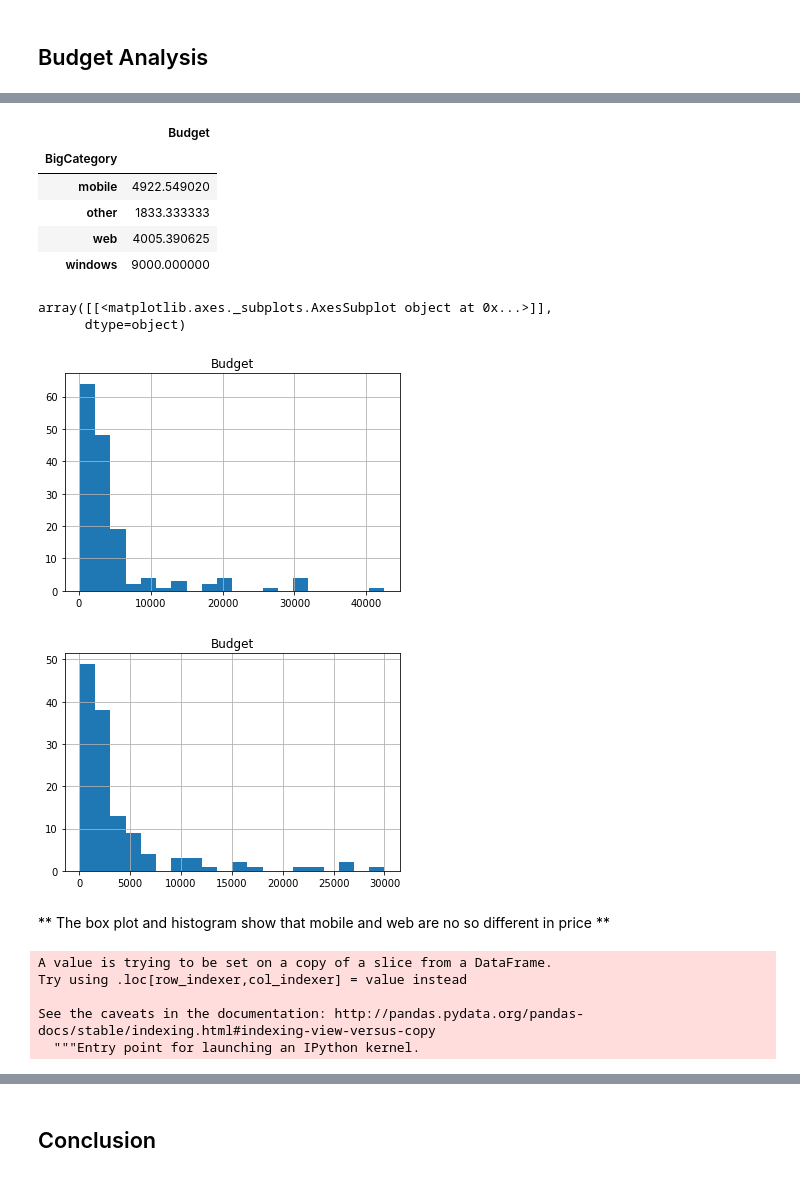
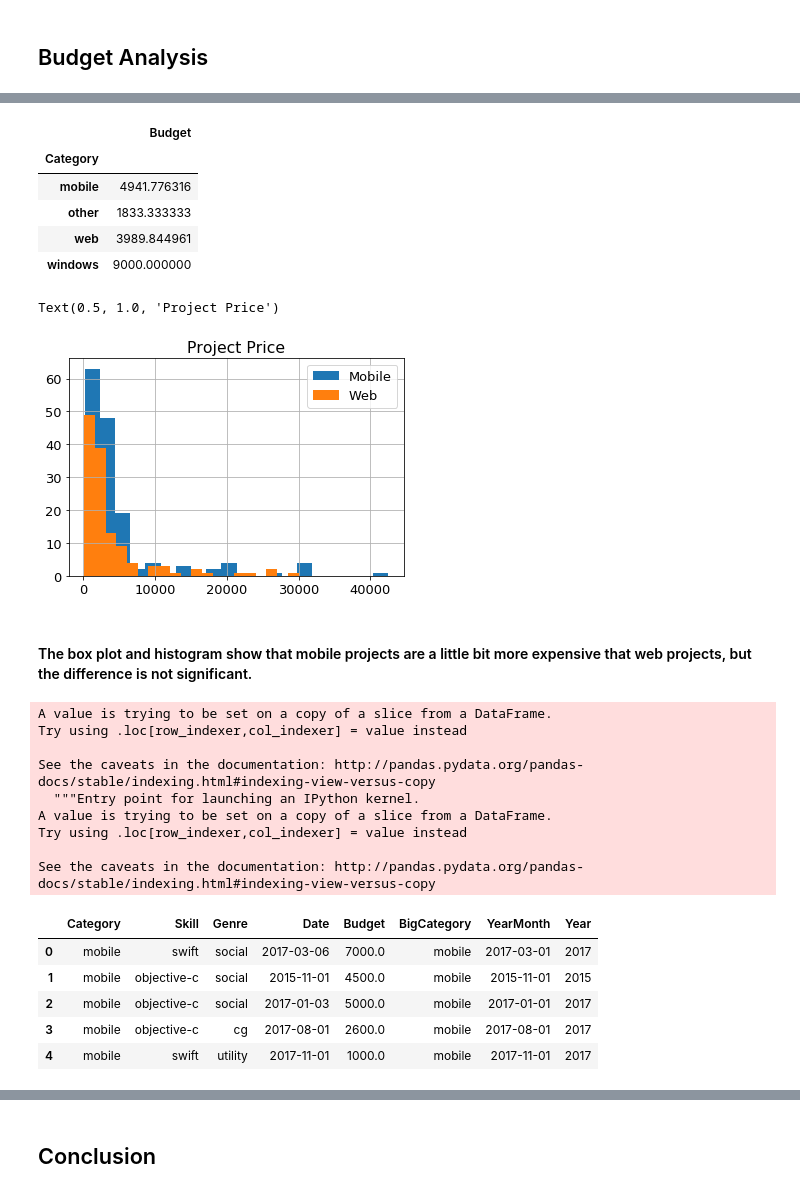
Before and after one commit to Jie-Geng/DataAnalysis, a Jupyter notebook: SSIT-Work-Analysis/anal.ipynb, the cells around one changed output, grey strips where cells are left out. Drawn from its saved outputs; the diff is of its cells as text; code cells hidden in the pictures.

```diff
--- a/SSIT-Work-Analysis/anal.ipynb
+++ b/SSIT-Work-Analysis/anal.ipynb
@@ -79,0 +42,15 @@ memory usage: 12.2+ KB
+# %%
+raw_data['Category'] = (raw_data['Category'].str.lower()
+                        .str.replace('ios/android', 'mobile')
+                        .str.replace('ios', 'mobile')
+                        .str.replace('android', 'mobile')
+                        .str.replace('mobile/backend', 'mobile')
+                        .str.replace('backend for ios app', 'mobile')
+                        .str.replace('backend for mobile app', 'mobile')
+                        .str.replace('wechat', 'mobile')
+                        .str.replace('xamarin', 'web')
+                        .str.replace('webapi', 'web')
+                        .str.replace('windows desktop', 'windows')
+                        .str.replace('windows service', 'windows')
+                       )
+raw_data['Category'].value_counts()
@@ -97,3 +105,0 @@ Name: Category, dtype: int64
-# %%
-raw_data['Category'] = raw_data['Category'].str.lower()
-raw_data['Category'].value_counts()
@@ -114,0 +106,5 @@ raw_data['Category'].value_counts().plot.pie(autopct='%1.0f%%')
+# %%
+mpl.rcParams["font.size"] = 13
+ax = raw_data['Category'].value_counts().plot.pie(figsize=(8, 8), autopct='%1.0f%%', explode=(.02, .02, .05, .1, .2), title='Project Categories')
+plt.ylabel('')
+plt.show()
@@ -204,33 +180,45 @@ budget.boxplot('Budget', by='BigCategory', figsize=(10, 10))
 # %%
-budget.groupby(by='BigCategory').agg(np.mean)
+budget.groupby(by='Category').agg(np.mean)
 # %% [output]
 |  | Budget |
-| BigCategory |  |
-| mobile | 4922.549020 |
+| Category |  |
+| mobile | 4941.776316 |
 | other | 1833.333333 |
-| web | 4005.390625 |
+| web | 3989.844961 |
 | windows | 9000.000000 |
 # %%
-mobile_budgets = budget[budget['BigCategory'] == 'mobile']
-web_budgets = budget[budget['BigCategory'] == 'web']
+mobile_budgets = budget[budget['Category'] == 'mobile']
+web_budgets = budget[budget['Category'] == 'web']
 # %%
-mobile_budgets.hist(bins=20)
-web_budgets.hist(bins=20)
+mobile_budgets['Budget'].hist(bins=20, label='Mobile')
+web_budgets['Budget'].hist(bins=20, label='Web')
+plt.legend(loc=1)
+plt.title('Project Price')
 # %% [output]
-array([[<matplotlib.axes._subplots.AxesSubplot object at 0x...>]],
-      dtype=object)
+Text(0.5, 1.0, 'Project Price')
-[figure, old version]
+[figure, new version]
-[figure, removed]
 # %% [markdown]
-** The box plot and histogram show that mobile and web are no so different in price **
+#### The box plot and histogram show that mobile projects are a little bit more expensive that web projects, but the difference is not significant.
 # %%
 budget['YearMonth'] = budget['Date'].map(lambda dt: dt.replace(day=1))
+budget['Year'] = budget['Date'].map(lambda dt: dt.year)
+budget.head()
 # %% [output]
 A value is trying to be set on a copy of a slice from a DataFrame.
 Try using .loc[row_indexer,col_indexer] = value instead
 
 See the caveats in the documentation: http://pandas.pydata.org/pandas-docs/stable/indexing.html#indexing-view-versus-copy
   """Entry point for launching an IPython kernel.
+A value is trying to be set on a copy of a slice from a DataFrame.
+Try using .loc[row_indexer,col_indexer] = value instead
+
+See the caveats in the documentation: http://pandas.pydata.org/pandas-docs/stable/indexing.html#indexing-view-versus-copy
+|  | Category | Skill | Genre | Date | Budget | BigCategory | YearMonth | Year |
+| 0 | mobile | swift | social | 2017-03-06 | 7000.0 | mobile | 2017-03-01 | 2017 |
+| 1 | mobile | objective-c | social | 2015-11-01 | 4500.0 | mobile | 2015-11-01 | 2015 |
+| 2 | mobile | objective-c | social | 2017-01-03 | 5000.0 | mobile | 2017-01-01 | 2017 |
+| 3 | mobile | objective-c | cg | 2017-08-01 | 2600.0 | mobile | 2017-08-01 | 2017 |
+| 4 | mobile | swift | utility | 2017-11-01 | 1000.0 | mobile | 2017-11-01 | 2017 |
 # %%
 ts = budget.groupby(by='YearMonth').agg({'Budget': 'sum'})
 roll = ts.rolling(6, center=True).mean()
```
Also changed, not shown: parts of 27 cells of this notebook.
